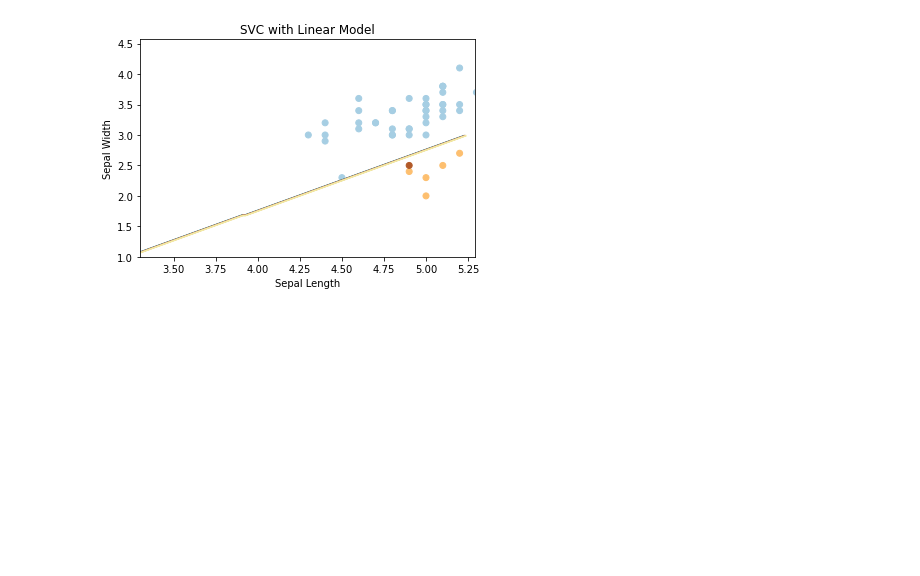
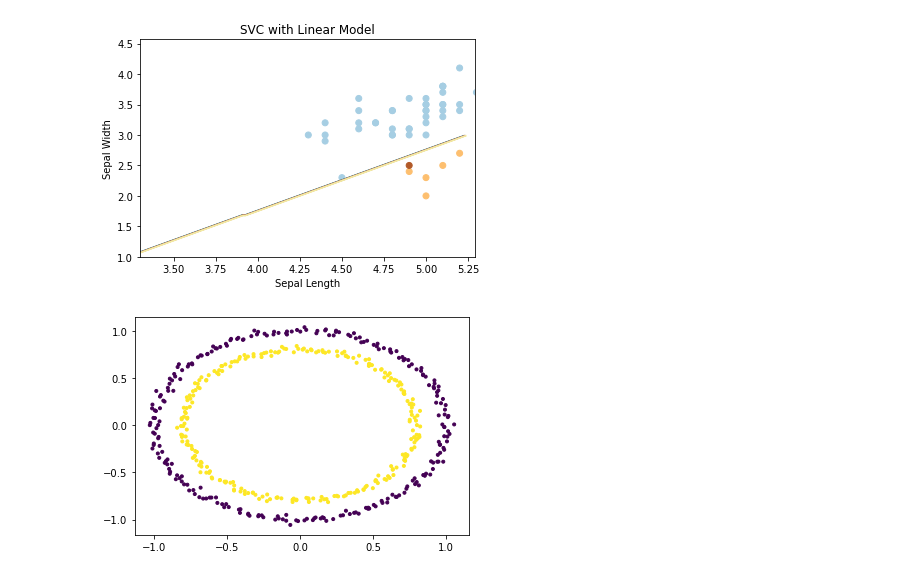
Before and after one commit to vishymails/data-science, a Jupyter notebook: svm_examples.ipynb, the cells around one changed output. Drawn from its saved outputs; the diff is of its cells as text; code cells hidden in the pictures; blank space fills up the shorter version.

```diff
--- a/svm_examples.ipynb
+++ b/svm_examples.ipynb
@@ -111,3 +114,21 @@ plt.title('SVC with Linear Model')
 plt.show()
 # %% [output]
 [figure]
+# %%
+# Non Linear datasets
+
+
+import numpy as np
+import matplotlib.pyplot as plt
+from sklearn.datasets import make_circles
+
+from mpl_toolkits.mplot3d import Axes3D
+
+
+X, y = make_circles(n_samples = 500, noise = 0.02)
+
+plt.scatter(X[:, 0], X[:, 1], c = y, marker =".")
+
+plt.show()
+# %% [output]
+[figure, added]
```
Also changed, not shown: parts of 3 cells of this notebook.
